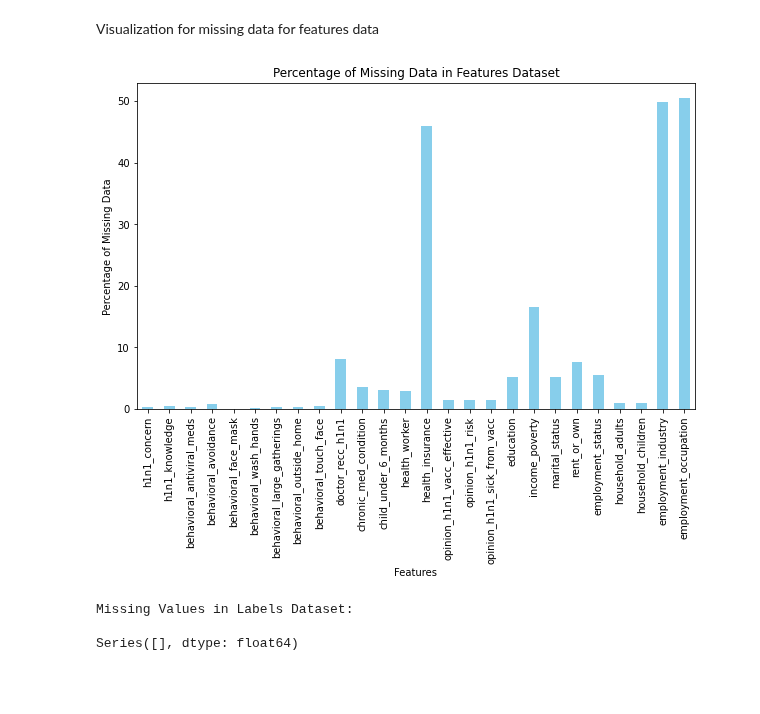
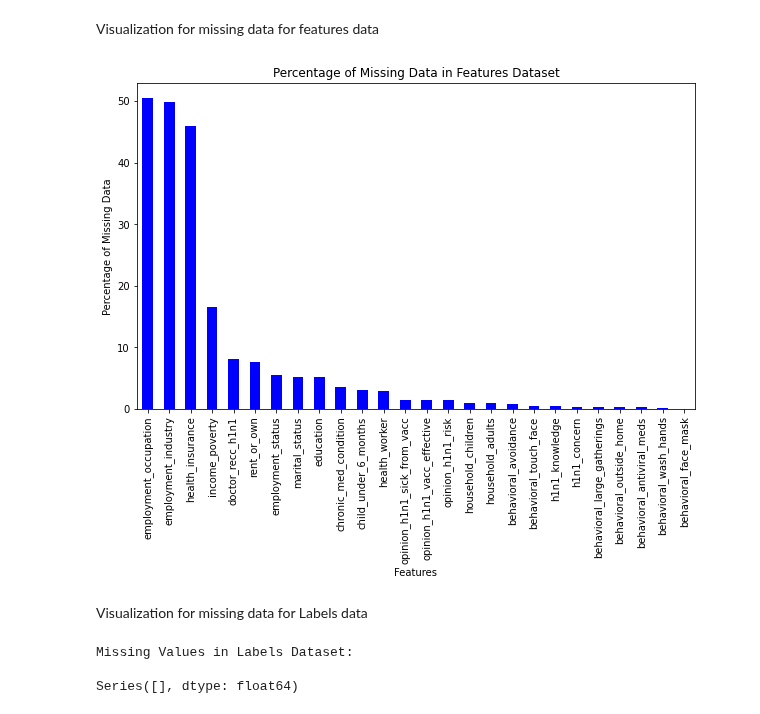
Before and after one commit to KariukiBrian/DSC_phase3project, a Jupyter notebook: index.ipynb, the cells around one changed output. Cells and saved outputs as stored; diff of their text form; code cells hidden in the pictures; blank space fills up the shorter version.

Commit message:
Visualization for missing data for Labels data

```diff
--- a/index.ipynb
+++ b/index.ipynb
@@ -363,16 +363,18 @@ dtype: float64
 # %% [markdown]
 Visualization for missing data for features data
 # %%
-# Visualize missing data for features_h1n1_df using a bar graph
+
 plt.figure(figsize=(10, 6))
-missing_values_features_percentage.plot(kind='bar', color='skyblue')
+missing_values_features_percentage.sort_values(ascending=False).plot(kind='bar', color='blue')
 plt.title('Percentage of Missing Data in Features Dataset')
 plt.xlabel('Features')
 plt.ylabel('Percentage of Missing Data')
 plt.xticks(rotation=90)
 plt.show()
 # %% [output]
-[figure, old version]
+[figure, new version]
+# %% [markdown]
+Visualization for missing data for Labels data
 # %%
 # Check for missing values in label_h1n1_df
 missing_values_labels = labels_h1n1_df.isnull().sum()
```
Also changed, not shown: parts of 3 cells of this notebook.
